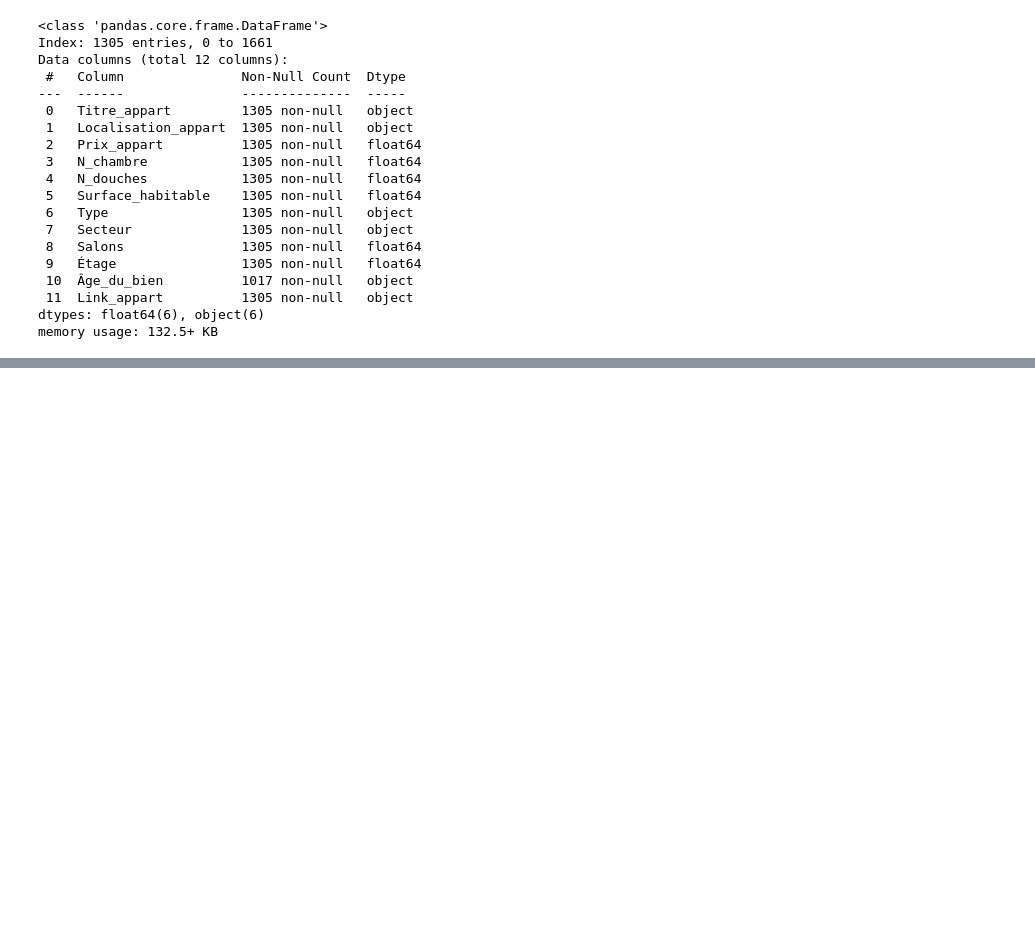
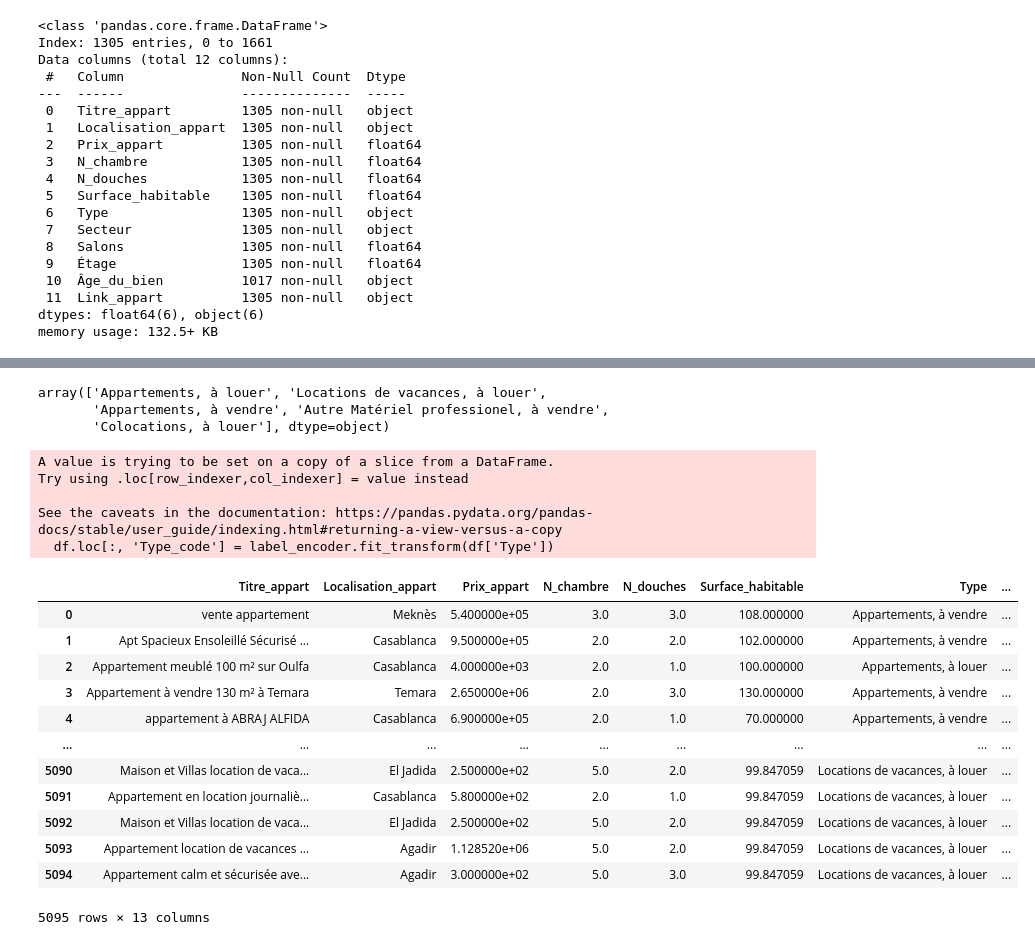
Before and after one commit to abelchageur/nettoyage_de_donnees, a Jupyter notebook: brif22.ipynb, the cells around one changed output, grey strips where cells are left out. Saved outputs shown, nothing was run; the diff lists cells and outputs as text; code cells hidden in the pictures; blank space fills up the shorter version.

```diff
--- a/brif22.ipynb
+++ b/brif22.ipynb
@@ -349,0 +350,6 @@ df.head()
+# %%
+df['Type'].unique()
+# %% [output]
+array(['Appartements, à louer', 'Locations de vacances, à louer',
+       'Appartements, à vendre', 'Autre Matériel professionel, à vendre',
+       'Colocations, à louer'], dtype=object)
@@ -350,21 +360,38 @@ df.head()
 # %%
-from sklearn.preprocessing import LabelEncoder
-from imblearn.over_sampling import SMOTE
-from sklearn.model_selection import train_test_split
+from imblearn.over_sampling import RandomOverSampler
 
 label_encoder = LabelEncoder()
-df.loc[:, 'Localisation_appart_code'] = label_encoder.fit_transform(df['Localisation_appart'])
 df.loc[:, 'Type_code'] = label_encoder.fit_transform(df['Type'])
-df.loc[:, 'Secteur_code'] = label_encoder.fit_transform(df['Secteur'])
-
-X = df[['N_chambre', 'N_douches', 'Prix_appart', 'Surface_habitable', 'Salons', 'Type_code', 'Secteur_code']]
-y = df['Localisation_appart_code']
-
-X_train, X_test, y_train, y_test = train_test_split(X, y, test_size=0.2, random_state=42)
 
 
-smote = SMOTE(random_state=42, k_neighbors=1)
-# X_train_balanced, y_train_balanced = smote.fit_resample(X_train, y_train)
+X_train, X_test, y_train, y_test = train_test_split(
+    df.drop('Type_code', axis=1), df['Type_code'], test_size=0.2, random_state=42
+)
+# smt = SMOTE(random_state=42, k_neighbors=1)  # or set k_neighbors to a value that fits your dataset
+# X_train_sm, y_train_sm = smt.fit_resample(X_train, y_train)
 
+ros = RandomOverSampler(random_state=42)
+X_train_sm, y_train_sm = ros.fit_resample(X_train, y_train)
 
-# y_train_balanced_labels = label_encoder_target.inverse_transform(y_train_balanced)
+df_train_sm = pd.DataFrame(X_train_sm, columns=X_train.columns)
+df_train_sm['Type_code'] = y_train_sm
+df_train_sm
+# %% [output]
+A value is trying to be set on a copy of a slice from a DataFrame.
+Try using .loc[row_indexer,col_indexer] = value instead
+
+See the caveats in the documentation: https://pandas.pydata.org/pandas-docs/stable/user_guide/indexing.html#returning-a-view-versus-a-copy
+  df.loc[:, 'Type_code'] = label_encoder.fit_transform(df['Type'])
+|  | Titre_appart | Localisation_appart | Prix_appart | N_chambre | N_douches | Surface_habitable | Type | ... |
+| 0 | vente appartement | Meknès | 5.400000e+05 | 3.0 | 3.0 | 108.000000 | Appartements, à vendre | ... |
+| 1 | Apt Spacieux Ensoleillé Sécurisé ... | Casablanca | 9.500000e+05 | 2.0 | 2.0 | 102.000000 | Appartements, à vendre | ... |
+| 2 | Appartement meublé 100 m² sur Oulfa | Casablanca | 4.000000e+03 | 2.0 | 1.0 | 100.000000 | Appartements, à louer | ... |
+| 3 | Appartement à vendre 130 m² à Temara | Temara | 2.650000e+06 | 2.0 | 3.0 | 130.000000 | Appartements, à vendre | ... |
+| 4 | appartement à ABRAJ ALFIDA | Casablanca | 6.900000e+05 | 2.0 | 1.0 | 70.000000 | Appartements, à vendre | ... |
+| ... | ... | ... | ... | ... | ... | ... | ... | ... |
+| 5090 | Maison et Villas location de vaca... | El Jadida | 2.500000e+02 | 5.0 | 2.0 | 99.847059 | Locations de vacances, à louer | ... |
+| 5091 | Appartement en location journaliè... | Casablanca | 5.800000e+02 | 2.0 | 1.0 | 99.847059 | Locations de vacances, à louer | ... |
+| 5092 | Maison et Villas location de vaca... | El Jadida | 2.500000e+02 | 5.0 | 2.0 | 99.847059 | Locations de vacances, à louer | ... |
+| 5093 | Appartement location de vacances ... | Agadir | 1.128520e+06 | 5.0 | 2.0 | 99.847059 | Locations de vacances, à louer | ... |
+| 5094 | Appartement calm et sécurisée ave... | Agadir | 3.000000e+02 | 5.0 | 3.0 | 99.847059 | Locations de vacances, à louer | ... |
+5095 rows × 13 columns
```
Also changed, not shown: parts of 5 cells of this notebook.
